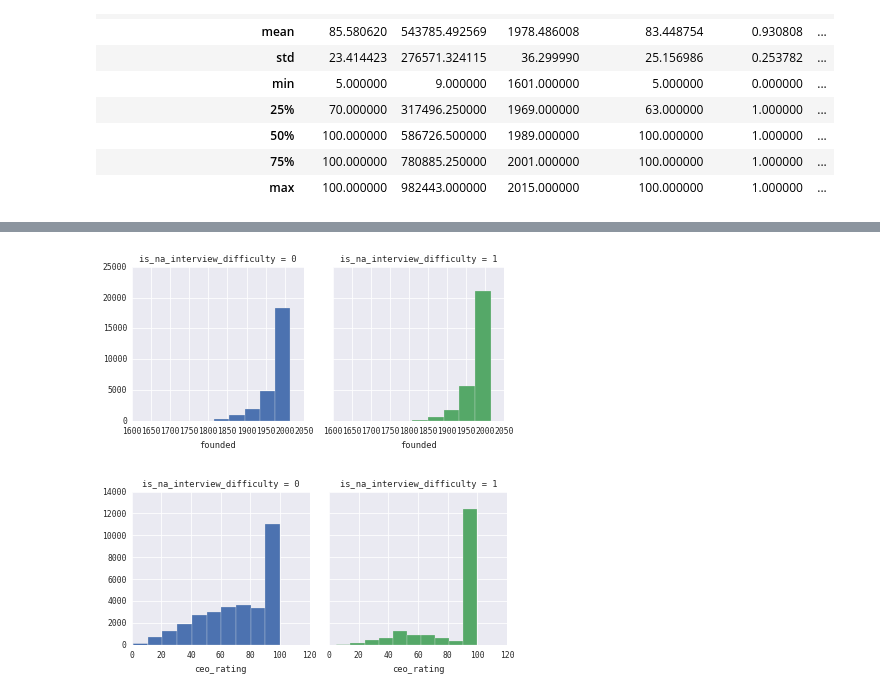
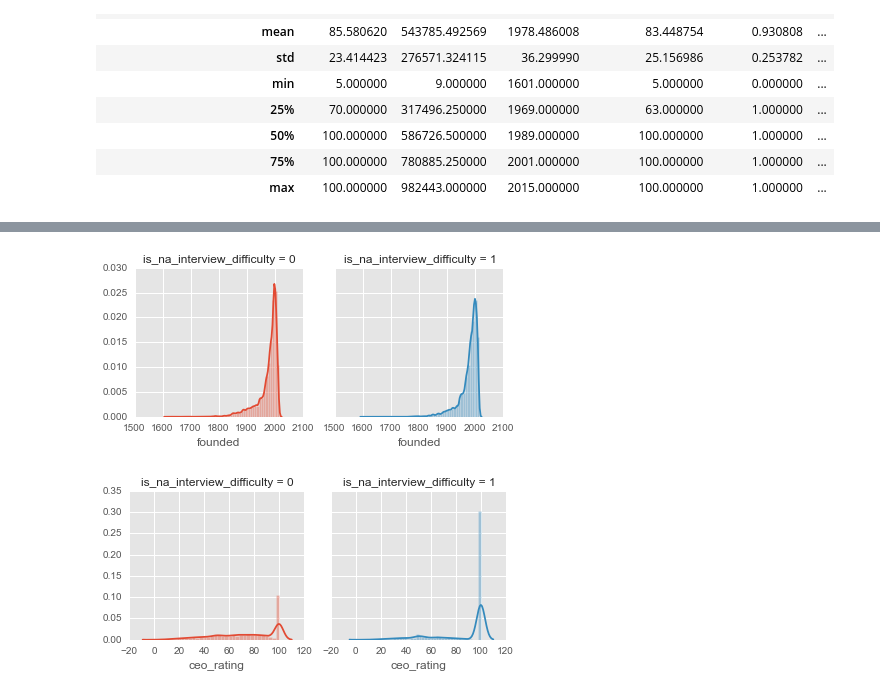
Before and after one commit to ericfourrier/auto-clean, a Jupyter notebook: examples/Glassdoor.ipynb, the cells around one changed output, grey strips where cells are left out. Cells and saved outputs as stored; diff of their text form; code cells hidden in the pictures.

```diff
--- a/examples/Glassdoor.ipynb
+++ b/examples/Glassdoor.ipynb
@@ -353,8 +358,8 @@ g.map(plt.hist, "founded")
 # %%
 
 for col in ['founded','ceo_rating']:
     g = sns.FacetGrid(data=df_test, col='is_na_interview_difficulty',hue="is_na_interview_difficulty")
-    g.map(plt.hist, col)
+    g.map(sns.distplot, col)
 # %% [output]
-[figure, old version]
+[figure, new version]
-[figure, old version]
+[figure, new version]
```
Also changed, not shown: parts of 16 cells of this notebook.
